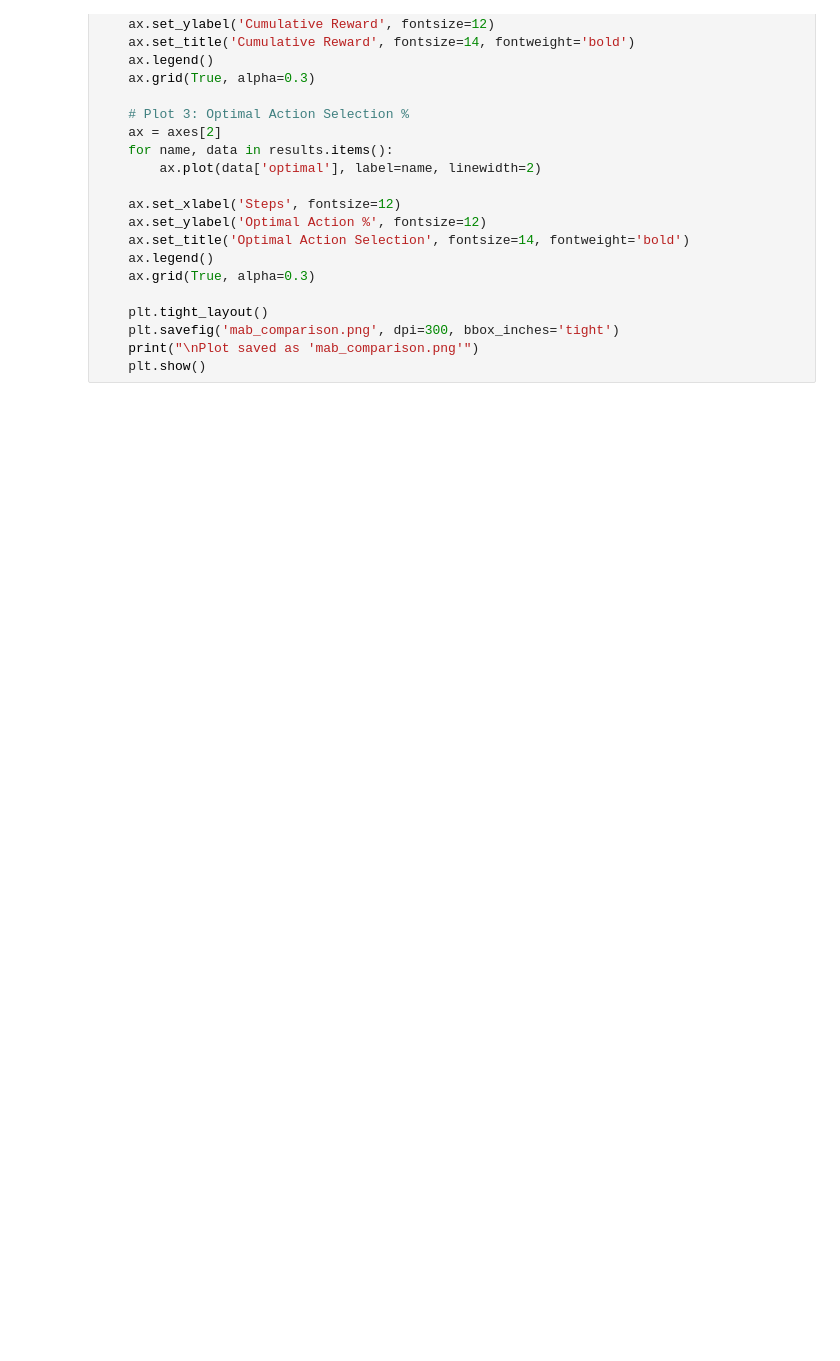
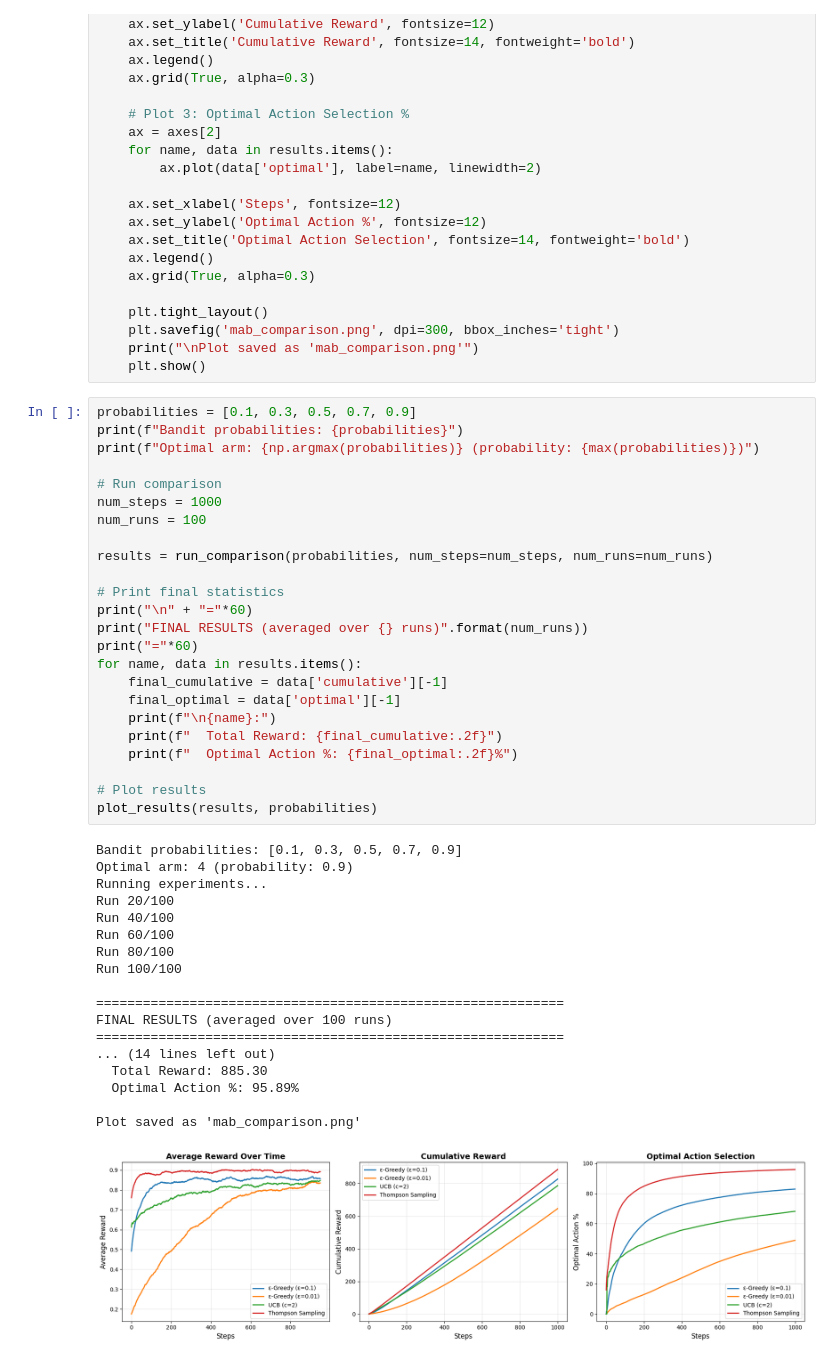
Before and after one commit to Abhijith-E/ReinforcementLearning, a Jupyter notebook: Lab2.ipynb, the cells around one changed output. Cells and saved outputs as stored; diff of their text form; blank space fills up the shorter version.

Commit message:
feat: add main execution block
Run MAB algorithm comparison with 5 arms and display results

```diff
--- a/Lab2.ipynb
+++ b/Lab2.ipynb
@@ -227,3 +227,46 @@ def plot_results(results: dict, probabilities: List[float]):
     plt.savefig('mab_comparison.png', dpi=300, bbox_inches='tight')
     print("\nPlot saved as 'mab_comparison.png'")
     plt.show()
+# %%
+probabilities = [0.1, 0.3, 0.5, 0.7, 0.9]
+print(f"Bandit probabilities: {probabilities}")
+print(f"Optimal arm: {np.argmax(probabilities)} (probability: {max(probabilities)})")
+
+# Run comparison
+num_steps = 1000
+num_runs = 100
+
+results = run_comparison(probabilities, num_steps=num_steps, num_runs=num_runs)
+
+# Print final statistics
+print("\n" + "="*60)
+print("FINAL RESULTS (averaged over {} runs)".format(num_runs))
+print("="*60)
+for name, data in results.items():
+    final_cumulative = data['cumulative'][-1]
+    final_optimal = data['optimal'][-1]
+    print(f"\n{name}:")
+    print(f"  Total Reward: {final_cumulative:.2f}")
+    print(f"  Optimal Action %: {final_optimal:.2f}%")
+
+# Plot results
+plot_results(results, probabilities)
+# %% [output]
+Bandit probabilities: [0.1, 0.3, 0.5, 0.7, 0.9]
+Optimal arm: 4 (probability: 0.9)
+Running experiments...
+Run 20/100
+Run 40/100
+Run 60/100
+Run 80/100
+Run 100/100
+
+============================================================
+FINAL RESULTS (averaged over 100 runs)
+============================================================
+... (14 lines left out)
+  Total Reward: 885.30
+  Optimal Action %: 95.89%
+
+Plot saved as 'mab_comparison.png'
+[figure, added]
```
Also changed, not shown: 1 other file.
